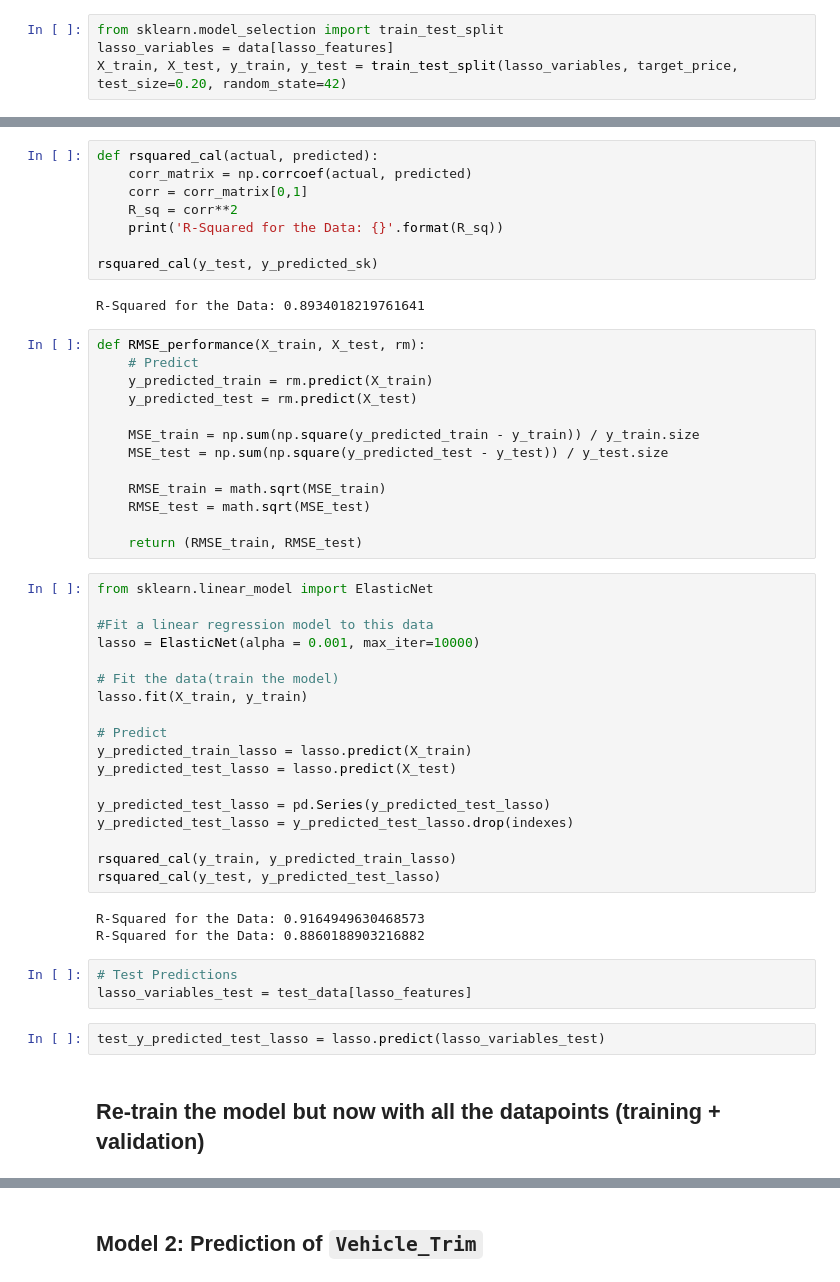
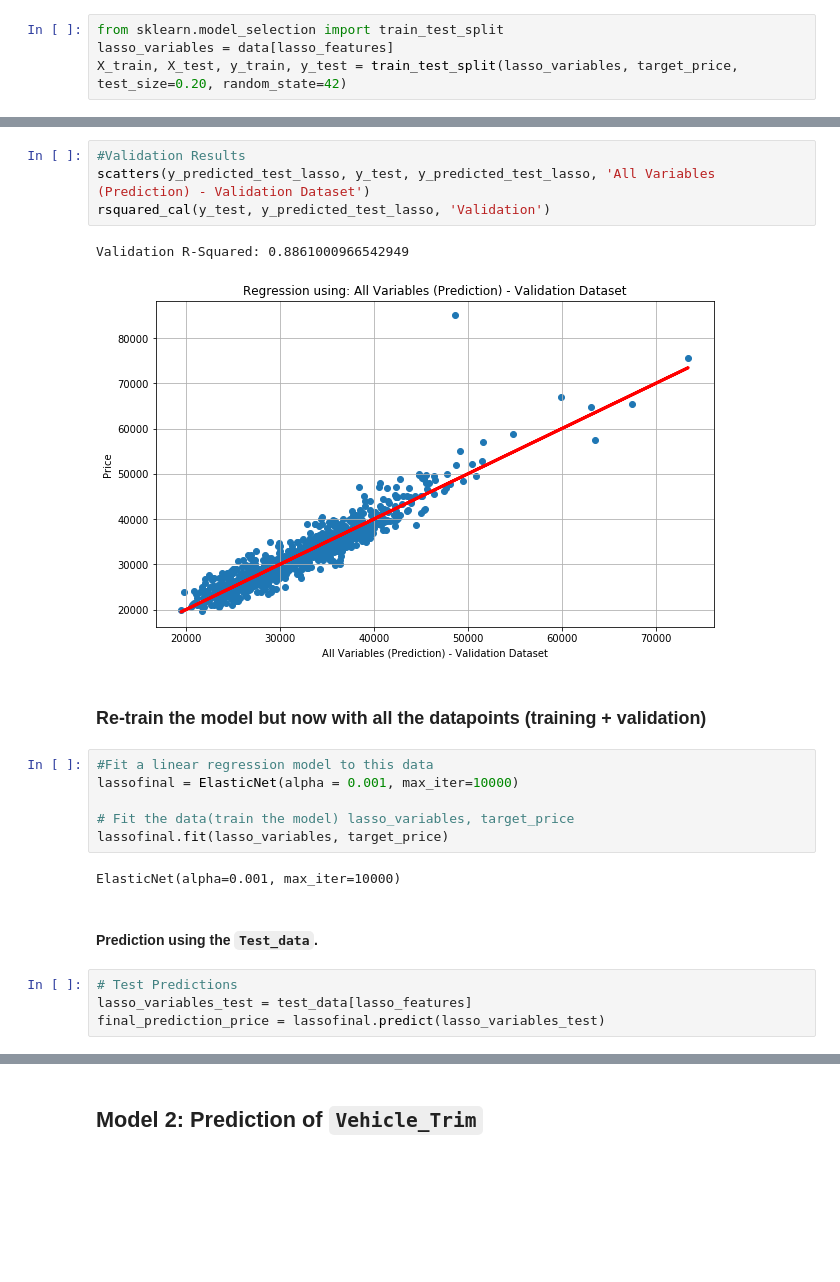
Before and after one commit to rodolfolermacontreras/Boeing_Assignment_1, a Jupyter notebook: Boeing_Assignment.ipynb, the cells around one changed output, grey strips where cells are left out. Drawn from its saved outputs; the diff is of its cells as text; blank space fills up the shorter version.

```diff
--- a/Boeing_Assignment.ipynb
+++ b/Boeing_Assignment.ipynb
@@ -548,51 +542,23 @@ scatters(y_predicted_sk, y_test, y_predicted_sk, 'All Variables (Prediction) - T
-# %%
-def rsquared_cal(actual, predicted):
-    corr_matrix = np.corrcoef(actual, predicted)
-    corr = corr_matrix[0,1]
-    R_sq = corr**2
-    print('R-Squared for the Data: {}'.format(R_sq))
-
-rsquared_cal(y_test, y_predicted_sk)
-# %% [output]
-R-Squared for the Data: 0.8934018219761641
-# %%
-def RMSE_performance(X_train, X_test, rm):
-    # Predict
-    y_predicted_train = rm.predict(X_train)
-    y_predicted_test = rm.predict(X_test)
-
-    MSE_train = np.sum(np.square(y_predicted_train - y_train)) / y_train.size
-    MSE_test = np.sum(np.square(y_predicted_test - y_test)) / y_test.size
-
-    RMSE_train = math.sqrt(MSE_train)
-    RMSE_test = math.sqrt(MSE_test)
-
-    return (RMSE_train, RMSE_test)
+# %%
+#Validation Results
+scatters(y_predicted_test_lasso, y_test, y_predicted_test_lasso, 'All Variables (Prediction) - Validation Dataset')
+rsquared_cal(y_test, y_predicted_test_lasso, 'Validation')
+# %% [output]
+Validation R-Squared: 0.8861000966542949
+[figure, added]
+# %% [markdown]
+### Re-train the model but now with all the datapoints (training + validation)
 # %%
-from sklearn.linear_model import ElasticNet
+#Fit a linear regression model to this data
+lassofinal = ElasticNet(alpha = 0.001, max_iter=10000)
 
-#Fit a linear regression model to this data
-lasso = ElasticNet(alpha = 0.001, max_iter=10000)
-
-# Fit the data(train the model)
-lasso.fit(X_train, y_train)
-
-# Predict
-y_predicted_train_lasso = lasso.predict(X_train)
-y_predicted_test_lasso = lasso.predict(X_test)
-
-y_predicted_test_lasso = pd.Series(y_predicted_test_lasso)
-y_predicted_test_lasso = y_predicted_test_lasso.drop(indexes)
-
-rsquared_cal(y_train, y_predicted_train_lasso)
-rsquared_cal(y_test, y_predicted_test_lasso)
+# Fit the data(train the model) lasso_variables, target_price
+lassofinal.fit(lasso_variables, target_price)
 # %% [output]
-R-Squared for the Data: 0.9164949630468573
-R-Squared for the Data: 0.8860188903216882
+ElasticNet(alpha=0.001, max_iter=10000)
+# %% [markdown]
+#### Prediction using the `Test_data`.
 # %%
 # Test Predictions
 lasso_variables_test = test_data[lasso_features]
+final_prediction_price = lassofinal.predict(lasso_variables_test)
-# %%
-test_y_predicted_test_lasso = lasso.predict(lasso_variables_test)
-# %% [markdown]
-## Re-train the model but now with all the datapoints (training + validation)
```
Also changed, not shown: parts of 64 cells of this notebook.
